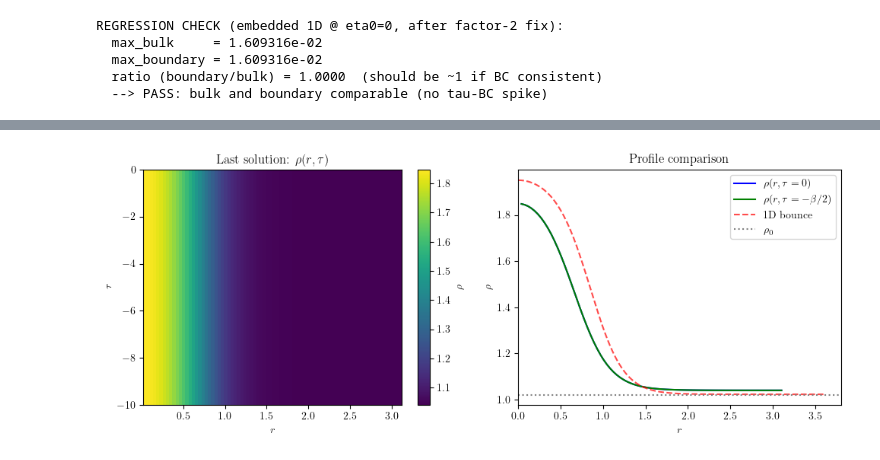
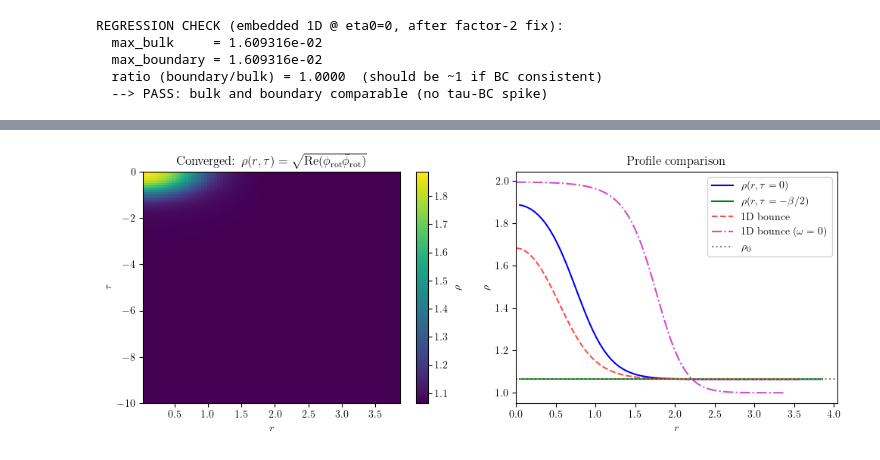
Before and after one commit to GiulioBarni/Qubble, a Jupyter notebook: Bubble_finder/notebooks/bubble_2D.ipynb, the cells around one changed output, grey strips where cells are left out. Cells and saved outputs as stored; diff of their text form; code cells hidden in the pictures.

Commit message:
bubble_2D: beta/Lr scans, E_2d/E_hom plots, rho(τ=-β/2) + colorbar; observables background subtraction; cleanup
Co-authored-by: Cursor <cursoragent@cursor.com>

```diff
--- a/Bubble_finder/notebooks/bubble_2D.ipynb
+++ b/Bubble_finder/notebooks/bubble_2D.ipynb
@@ -26,7 +28,7 @@ if str(PROJECT_ROOT) not in sys.path:
 PHI0 = 1.999   # field value near the center of the bounce
 V1 = 1.0       # false vacuum
 V2 = 2.0       # true vacuum
-OMEGA = 0.6    # chemical potential ω (can be changed)
+OMEGA = 0.85    # chemical potential ω (can be changed)
 
 print(f"Project root: {PROJECT_ROOT}")
 print(f"Potential: false vacuum at φ={V1}, true vacuum at φ={V2}")
@@ -99,7 +124,7 @@ which will later be used as input for the 2D construction.
 PHI0_BOUNCE = PHI0
 V1_BOUNCE = V1
 V2_BOUNCE = V2
-OMEGA_BOUNCE = 0.564281#OMEGA
+OMEGA_BOUNCE = OMEGA
 D = 3
 R0 = 1e-11
 RMAX = 10.0
@@ -481,7 +564,8 @@ from Q_ball_finder.grid import build_grid
 
 NR_DEFAULT = 80
 NTAU_DEFAULT = 100
-Lr_sel = max(3.0, float(r_bubble_Q[-1]))
+# Use same radial extent as reference volume (section 1b) so Q_target == Q_hom
+Lr_sel = float(R_MAX_REF)
 beta_sel = 20
 rho0_s4 = float(rho_hom)
 r_1d_s4 = np.asarray(r_bubble_Q, float)
@@ -547,7 +631,8 @@ rep["params"] = {"a": 0.05}
 gallery.append(rep)
 
 # 3) Gated bubble (build_seed_bubble with eps=0; no oscillatory kick)
-params_gated = AnsatzParams(eps=0.0, k=1, phase=0.0, amp=1.0, tau_gate_frac=0.15, r_window_frac=0.15)
+# tau_gate_center_frac: 0 = τ_min (-β/2), 1 = τ_max (0), 0.5 = middle. Set to choose where the r=0 slice evolves.
+params_gated = AnsatzParams(eps=1.0, k=1, phase=0.0, amp=1.0, tau_gate_frac=0.25, tau_gate_center_frac=1, r_window_frac=0.15)
 neg_mode_dummy = (np.zeros_like(fields.grid.r), np.zeros_like(fields.grid.r), 0.0)
 try:
     x0_g, _ = build_seed_bubble(
@@ -1856,29 +1357,28 @@ plt.show()
 # %%
-# Last solution: rho 2D and slices at tau=0, tau=-beta/2 vs 1D bounce
-y_last, ybar_last = solver_cont.unpack(x_prev)
-rho_last = solver_cont.rho_map(y_last, ybar_last)
-r_plot = np.asarray(solver_cont.grid.r, float)
-tau_plot = np.asarray(solver_cont.grid.tau, float)
-beta = float(solver_cont.settings.beta)
+# Plot converged solution: rho 2D heatmap + slices at tau=0, tau=-beta/2 vs 1D bounce
+r_plot = np.asarray(solver_s5.grid.r, float)
+tau_plot = np.asarray(solver_s5.grid.tau, float)
+beta = float(solver_s5.settings.beta)
 
 fig, axes = plt.subplots(1, 2, figsize=(10, 4))
-im = axes[0].pcolormesh(r_plot, tau_plot, rho_last.T, shading="auto", cmap="viridis")
+im = axes[0].pcolormesh(r_plot, tau_plot, rho_fin.T, shading="auto", cmap="viridis")
 axes[0].set_xlabel(r"$r$")
 axes[0].set_ylabel(r"$\tau$")
-axes[0].set_title(r"Last solution: $\rho(r,\tau)$")
+axes[0].set_title(r"Converged: $\rho(r,\tau) = \sqrt{\mathrm{Re}(\phi_{\mathrm{rot}}\bar{\phi}_{\mathrm{rot}})}$")
 plt.colorbar(im, ax=axes[0], label=r"$\rho$")
 
-# Slices at tau=0 (index 0) and tau=-beta/2 (index -1), plus 1D bounce
-axes[1].plot(r_plot, rho_last[:, 0], "b-", label=r"$\rho(r, \tau=0)$")
-axes[1].plot(r_plot, rho_last[:, -1], "g-", label=r"$\rho(r, \tau=-\beta/2)$")
+axes[1].plot(r_plot, rho_fin[:, 0], "b-", label=r"$\rho(r, \tau=0)$")
+axes[1].plot(r_plot, rho_fin[:, -1], "g-", label=r"$\rho(r, \tau=-\beta/2)$")
 axes[1].plot(r_1d, phi_1d, "r--", alpha=0.7, label="1D bounce")
-axes[1].axhline(rho0, color="gray", ls=":", label=r"$\rho_0$")
+if r_bubble_zero_charge is not None and phi_bubble_zero_charge is not None:
+    axes[1].plot(r_bubble_zero_charge, phi_bubble_zero_charge, "m-.", alpha=0.7, label=r"1D bounce ($\omega=0$)")
+axes[1].axhline(rho0_s5, color="gray", ls=":", label=r"$\rho_0$")
 axes[1].set_xlabel(r"$r$")
 axes[1].set_ylabel(r"$\rho$")
 axes[1].set_title("Profile comparison")
 axes[1].legend()
 axes[1].set_xlim(0, None)
 plt.tight_layout()
 plt.show()
 # %% [output]
-[figure, old version]
+[figure, new version]
```
Also changed, not shown: parts of 86 cells of this notebook, 16 other files.
